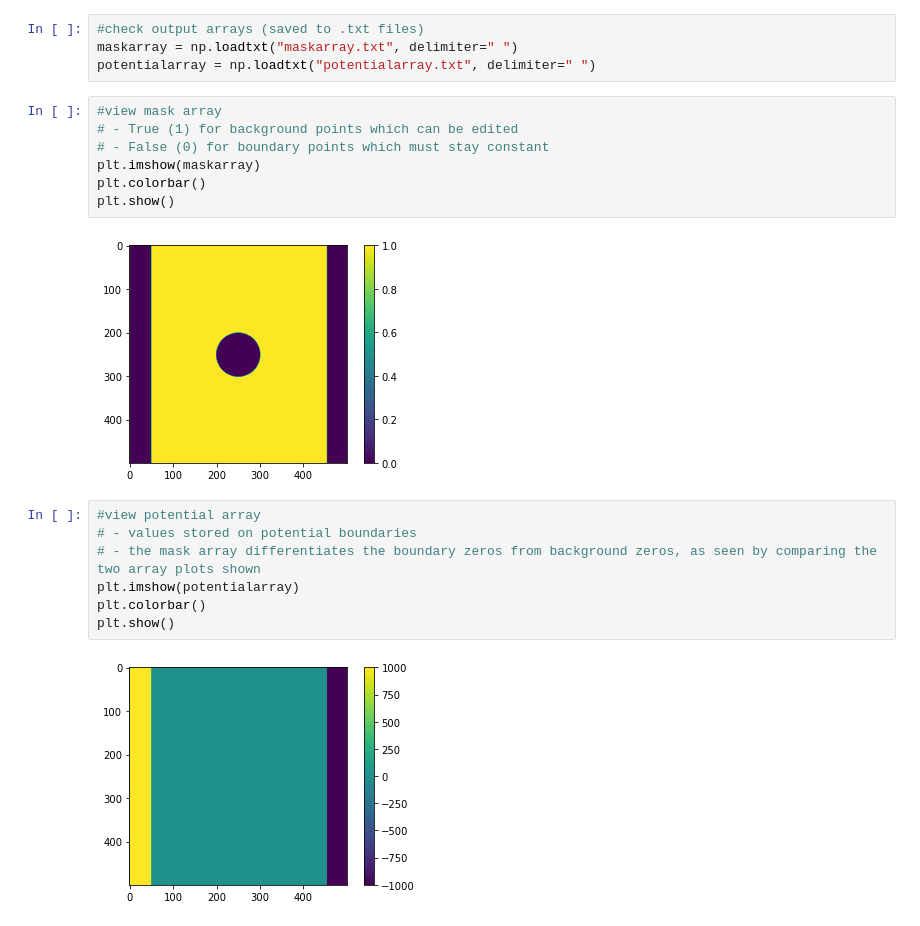
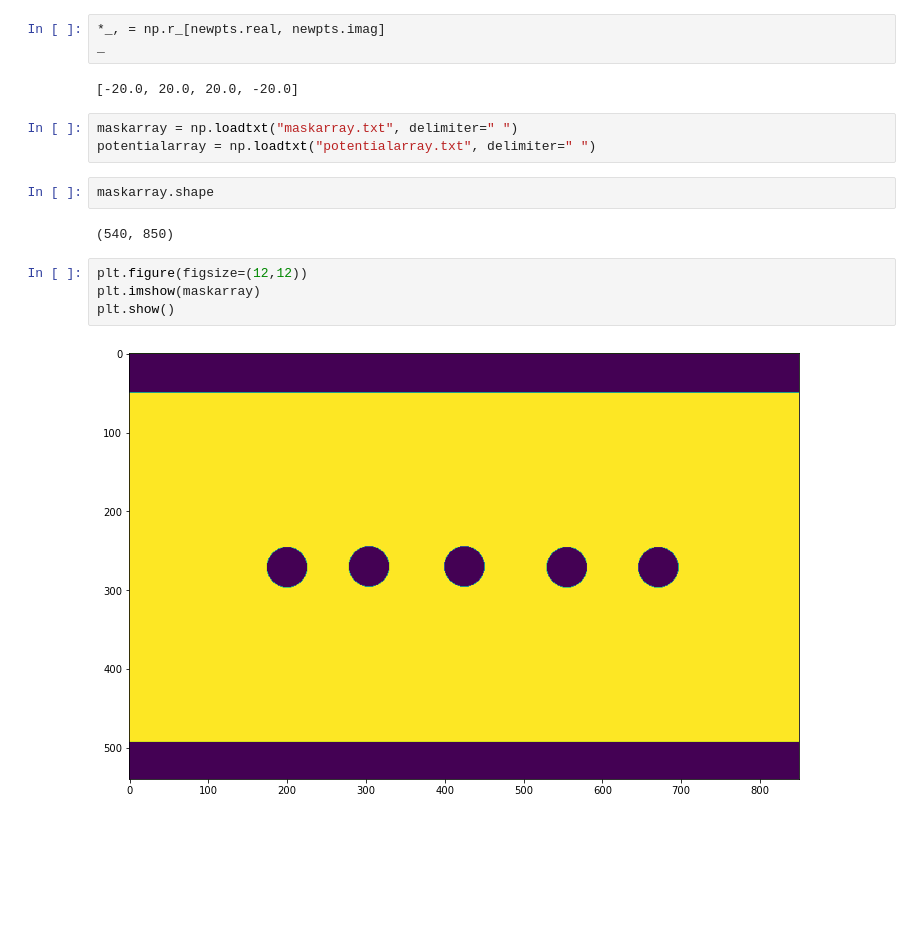
Before and after one commit to scottgallacher-3/P3Group-GUI-extension, a Jupyter notebook: gui_extension.ipynb, the cells around one changed output. Cells and saved outputs as stored; diff of their text form; blank space fills up the shorter version.

```diff
--- a/gui_extension.ipynb
+++ b/gui_extension.ipynb
@@ -595,22 +789,18 @@ root.mainloop()
+# %%
+*_, = np.r_[newpts.real, newpts.imag]
+_
+# %% [output]
+[-20.0, 20.0, 20.0, -20.0]
 # %%
-#check output arrays (saved to .txt files)
 maskarray = np.loadtxt("maskarray.txt", delimiter=" ")
 potentialarray = np.loadtxt("potentialarray.txt", delimiter=" ")
-# %%
-#view mask array
-# - True (1) for background points which can be edited
-# - False (0) for boundary points which must stay constant
-plt.imshow(maskarray)
-plt.colorbar()
-plt.show()
-# %% [output]
-[figure, removed]
-# %%
-#view potential array
-# - values stored on potential boundaries
-# - the mask array differentiates the boundary zeros from background zeros, as seen by comparing the two array plots shown
-plt.imshow(potentialarray)
-plt.colorbar()
-plt.show()
-# %% [output]
-[figure, removed]
+# %%
+maskarray.shape
+# %% [output]
+(540, 850)
+# %%
+plt.figure(figsize=(12,12))
+plt.imshow(maskarray)
+plt.show()
+# %% [output]
+[figure, added]
```
Also changed, not shown: parts of 25 cells of this notebook.
